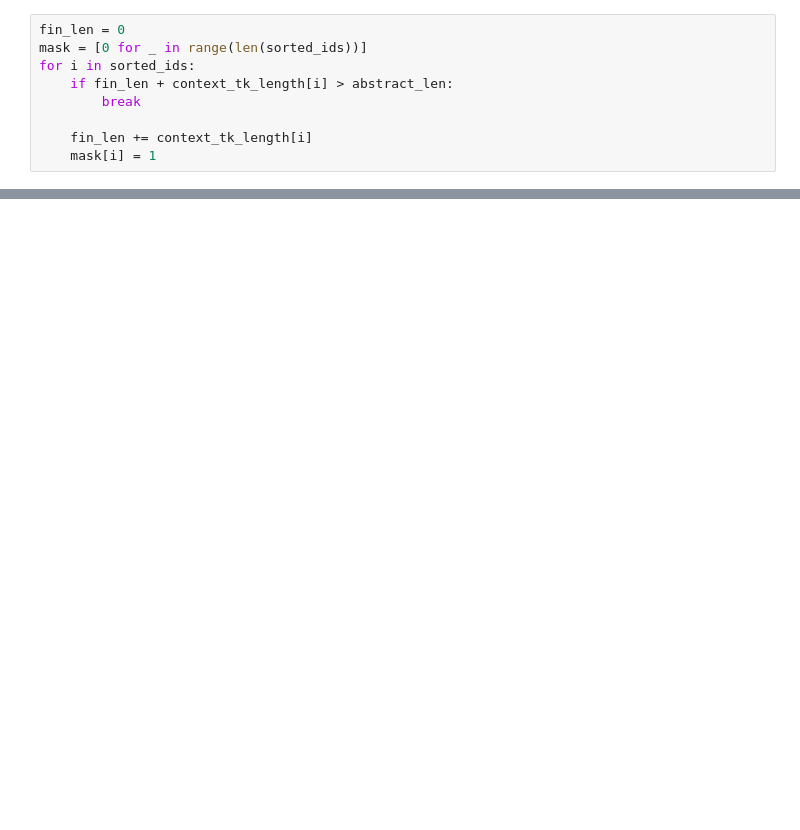
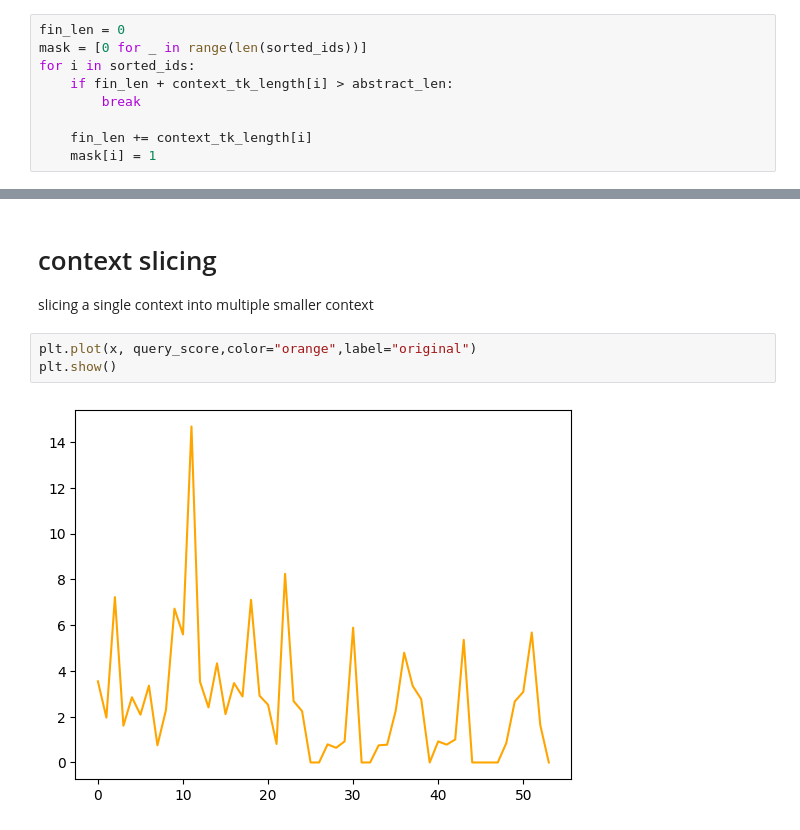
Before and after one commit to Museum7432/fkafkawejfie, a Jupyter notebook: notebooks/sentences selection.ipynb, the cells around one changed output, grey strips where cells are left out. Saved outputs shown, nothing was run; the diff lists cells and outputs as text; blank space fills up the shorter version.

```diff
--- a/notebooks/sentences selection.ipynb
+++ b/notebooks/sentences selection.ipynb
@@ -236,0 +245,8 @@ claim
+# %% [markdown]
+# context slicing
+slicing a single context into multiple smaller context
+# %%
+plt.plot(x, query_score,color="orange",label="original")
+plt.show()
+# %% [output]
+[figure, added]
```
Also changed, not shown: parts of 28 cells of this notebook, 1 other file.
